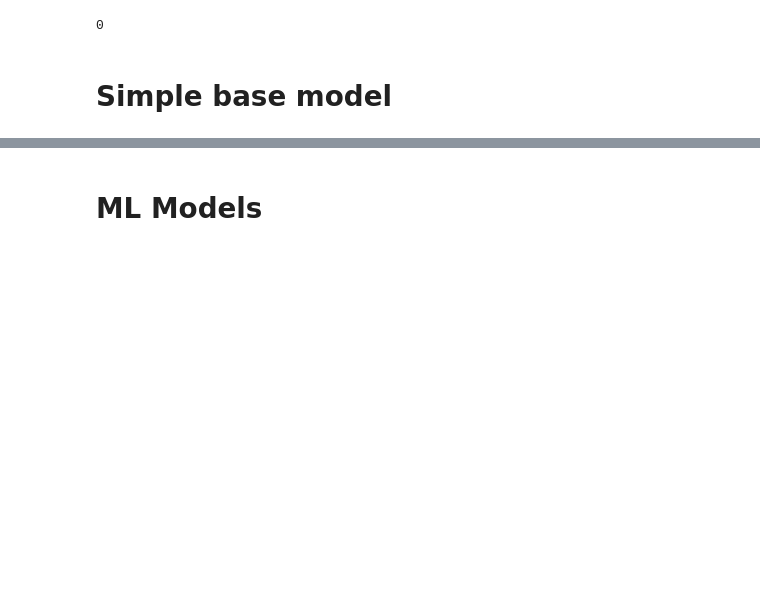
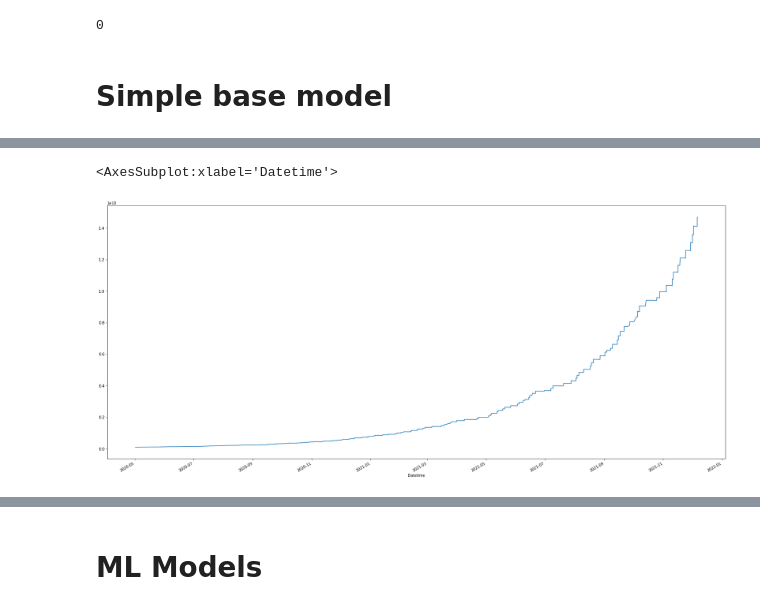
Before and after one commit to BoyangDong/algo_trading_sp500, a Jupyter notebook: Final_Strategy.ipynb, the cells around one changed output, grey strips where cells are left out. Cells and saved outputs as stored; diff of their text form; code cells hidden in the pictures; blank space fills up the shorter version.

```diff
--- a/Final_Strategy.ipynb
+++ b/Final_Strategy.ipynb
@@ -191,3 +300,8 @@ sum_port = stock_df.sum(axis = 1)
+# %%
+sum_port.plot(figsize = (30, 14))
+# %% [output]
+<AxesSubplot:xlabel='Datetime'>
+[figure, added]
 # %%
 sum_port.std()
 # %% [output]
```
Also changed, not shown: parts of 38 cells of this notebook, 7 other files.
